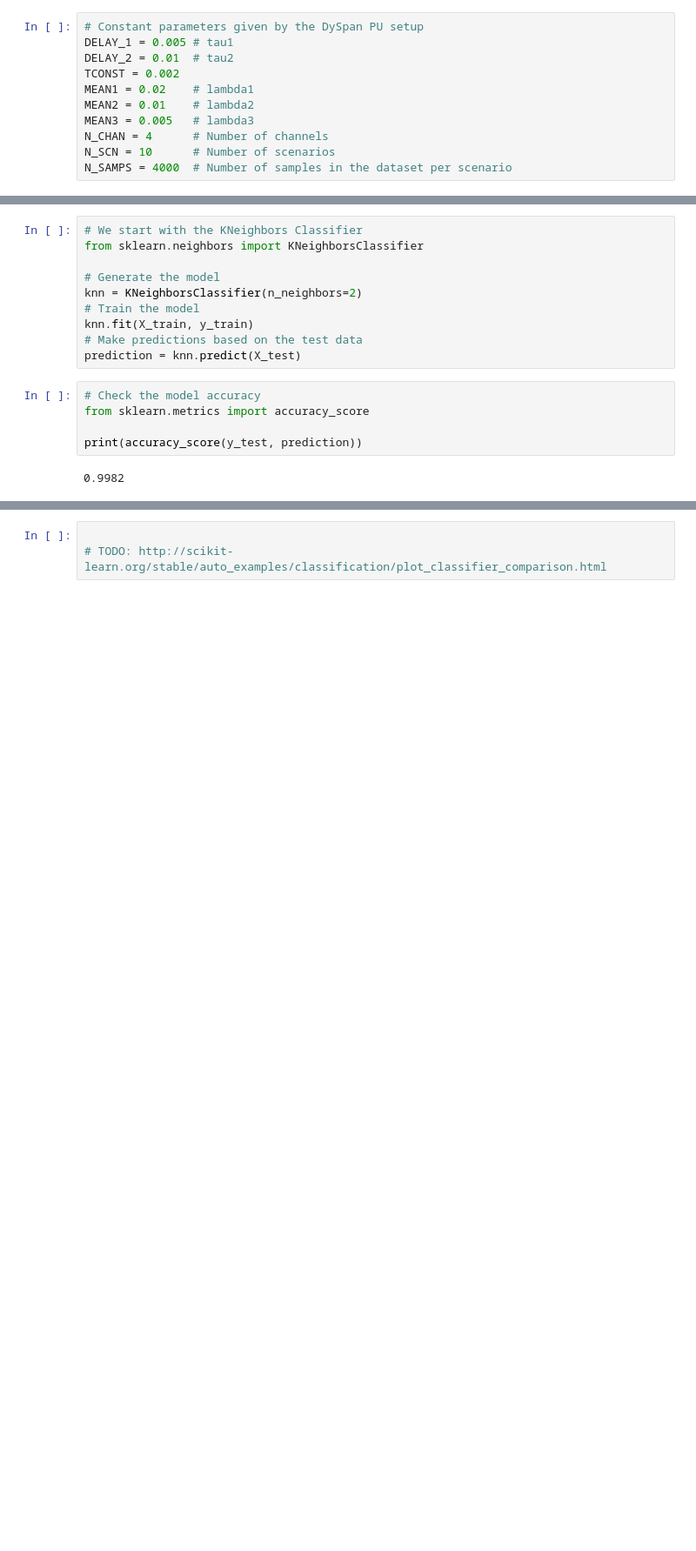
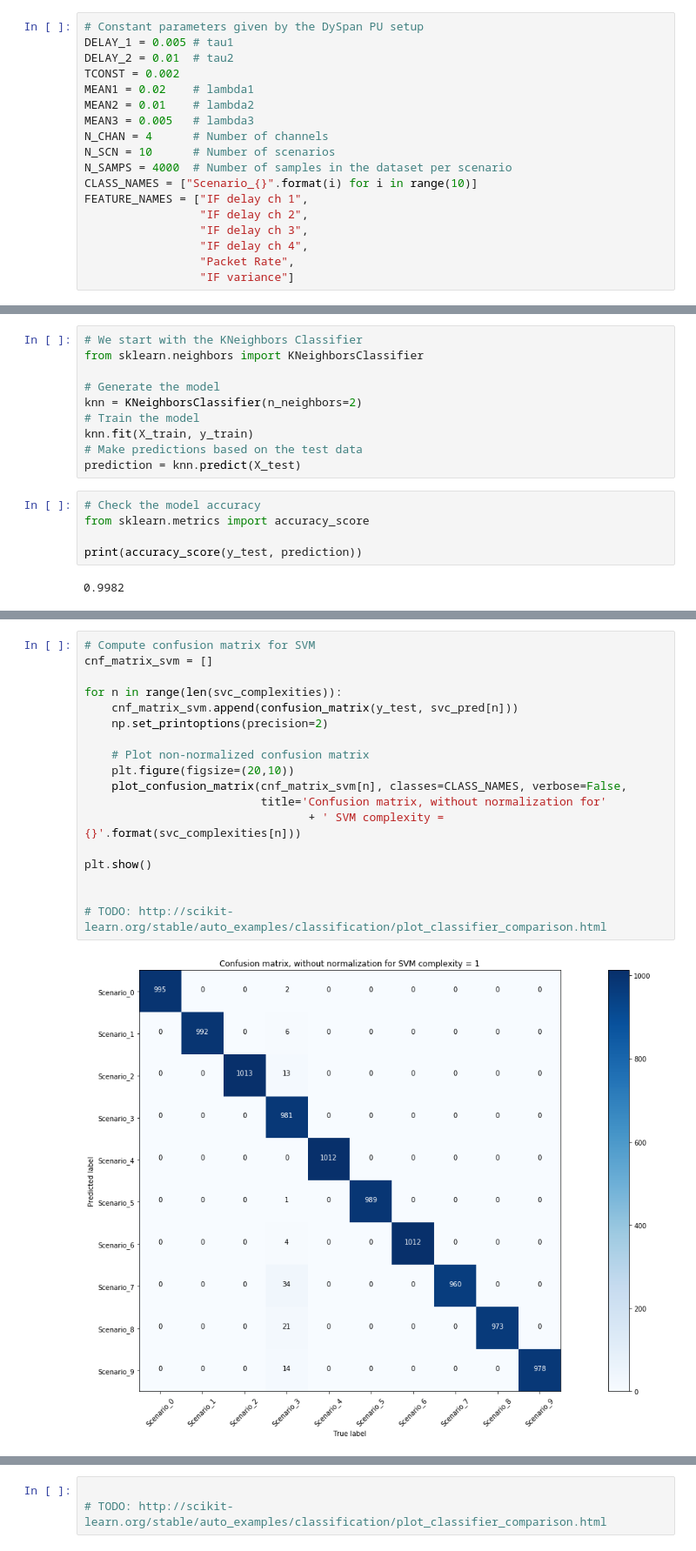
Before and after one commit to primercuervo/cognitive_radio_ml, a Jupyter notebook: notebooks/alg_test.ipynb, the cells around one changed output, grey strips where cells are left out. Shown at 87% size. Drawn from its saved outputs; the diff is of its cells as text; blank space fills up the shorter version.

```diff
--- a/notebooks/alg_test.ipynb
+++ b/notebooks/alg_test.ipynb
@@ -42,6 +44,13 @@ MEAN3 = 0.005   # lambda3
 N_CHAN = 4      # Number of channels
 N_SCN = 10      # Number of scenarios
 N_SAMPS = 4000  # Number of samples in the dataset per scenario
+CLASS_NAMES = ["Scenario_{}".format(i) for i in range(10)]
+FEATURE_NAMES = ["IF delay ch 1",
+                 "IF delay ch 2",
+                 "IF delay ch 3",
+                 "IF delay ch 4",
+                 "Packet Rate",
+                 "IF variance"]
 # %%
 # Create iterables for packet rate and variance
 if_time_scn_ch = [[[channel] for channel in range(N_CHAN)]
@@ -173,0 +340,20 @@ print(svc_pred_times)
+# %%
+# Compute confusion matrix for SVM
+cnf_matrix_svm = []
+
+for n in range(len(svc_complexities)):
+    cnf_matrix_svm.append(confusion_matrix(y_test, svc_pred[n]))
+    np.set_printoptions(precision=2)
+
+    # Plot non-normalized confusion matrix
+    plt.figure(figsize=(20,10))
+    plot_confusion_matrix(cnf_matrix_svm[n], classes=CLASS_NAMES, verbose=False,
+                          title='Confusion matrix, without normalization for'
+                                 + ' SVM complexity = {}'.format(svc_complexities[n]))
+
+plt.show()
+
+
+# TODO: http://scikit-learn.org/stable/auto_examples/classification/plot_classifier_comparison.html
+# %% [output]
+[figure, added]
```
Also changed, not shown: parts of 19 cells of this notebook, 2 other files.
